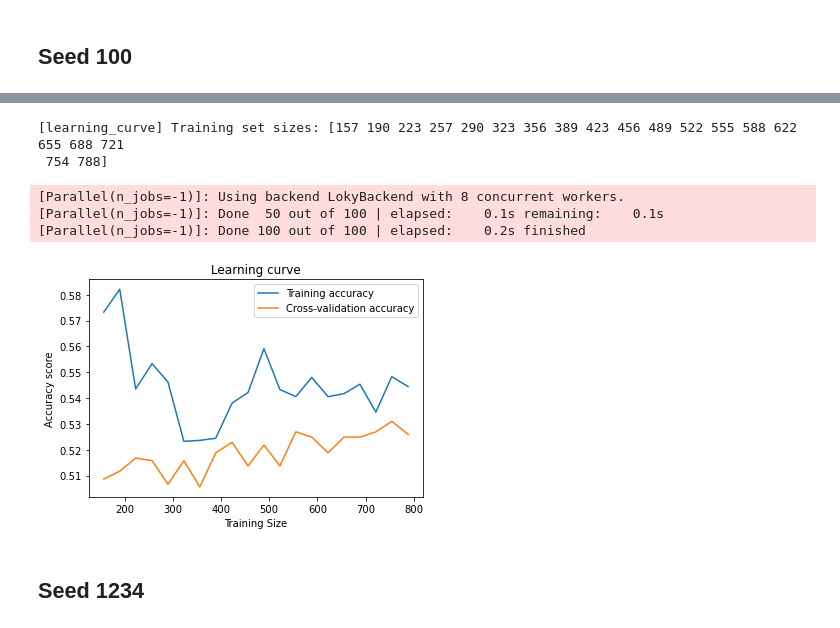
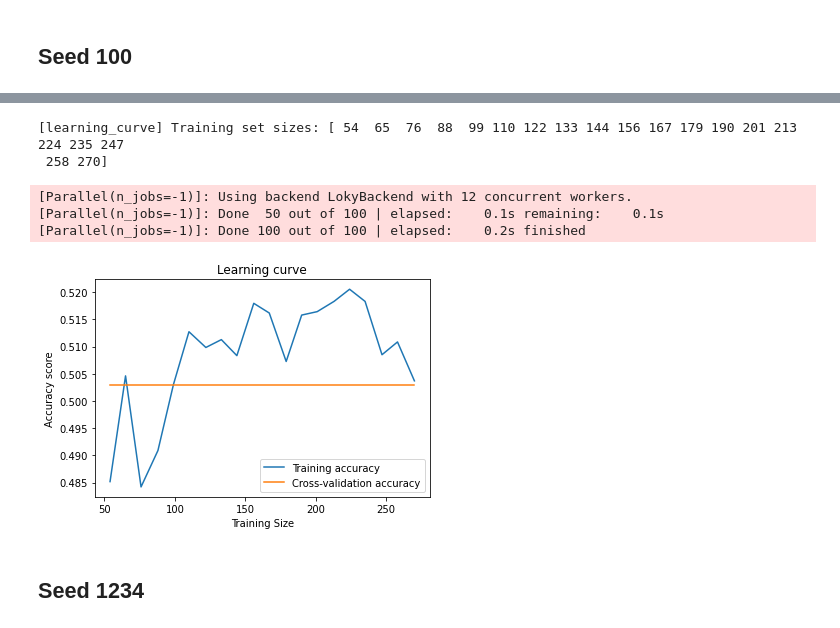
Before and after one commit to tomstark99/COMS30050, a Jupyter notebook: coursework/binary_classification/search_has_dep_diag.ipynb, the cells around one changed output, grey strips where cells are left out. Cells and saved outputs as stored; diff of their text form; code cells hidden in the pictures.

```diff
--- a/coursework/binary_classification/search_has_dep_diag.ipynb
+++ b/coursework/binary_classification/search_has_dep_diag.ipynb
@@ -1713,38 +1809,38 @@ weighted avg       0.54      0.54      0.54       423
 
 
 # 여기만 바꾸면 된다.
-plot_model = LogisticRegression(C=1.0, multi_class='auto', penalty='l1', solver='saga')
+plot_model = LogisticRegression(C=0.0001, multi_class='auto', penalty='l1', solver='liblinear')
 
 
 train_sizes_seed100, train_scores_seed100, val_scores_seed100 = learning_curve(plot_model,
                                                                 X_train,
                                                                 y_train,
                                                                 cv=5,
                                                                 scoring='accuracy',
                                                                 n_jobs=-1, # 이거 바꾸고 싶으면 바꾸고
                                                                 train_sizes=np.linspace(0.2, 1, 20),
                                                                 verbose=2)
 
 
 train_mean_seed100 = np.mean(train_scores_seed100, axis = 1)
 train_std_seed100  = np.std(train_scores_seed100, axis=1)
 val_mean_seed100   = np.mean(val_scores_seed100, axis=1)
 val_std_seed100    = np.std(val_scores_seed100, axis=1)
 
 plt.plot(train_sizes_seed100, train_mean_seed100, label='Training accuracy')
 plt.plot(train_sizes_seed100, val_mean_seed100,   label='Cross-validation accuracy')
 plt.title ('Learning curve')
 plt.xlabel('Training Size')
 plt.ylabel('Accuracy score')
 plt.legend(loc='best')
 plt.show()
 # %% [output]
-[learning_curve] Training set sizes: [157 190 223 257 290 323 356 389 423 456 489 522 555 588 622 655 688 721
- 754 788]
+[learning_curve] Training set sizes: [ 54  65  76  88  99 110 122 133 144 156 167 179 190 201 213 224 235 247
+ 258 270]
-[Parallel(n_jobs=-1)]: Using backend LokyBackend with 8 concurrent workers.
+[Parallel(n_jobs=-1)]: Using backend LokyBackend with 12 concurrent workers.
 [Parallel(n_jobs=-1)]: Done  50 out of 100 | elapsed:    0.1s remaining:    0.1s
 [Parallel(n_jobs=-1)]: Done 100 out of 100 | elapsed:    0.2s finished
-[figure, old version]
+[figure, new version]
 # %% [markdown]
 ## Seed 1234
 # %%
```
Also changed, not shown: parts of 55 cells of this notebook, 5 other files.
